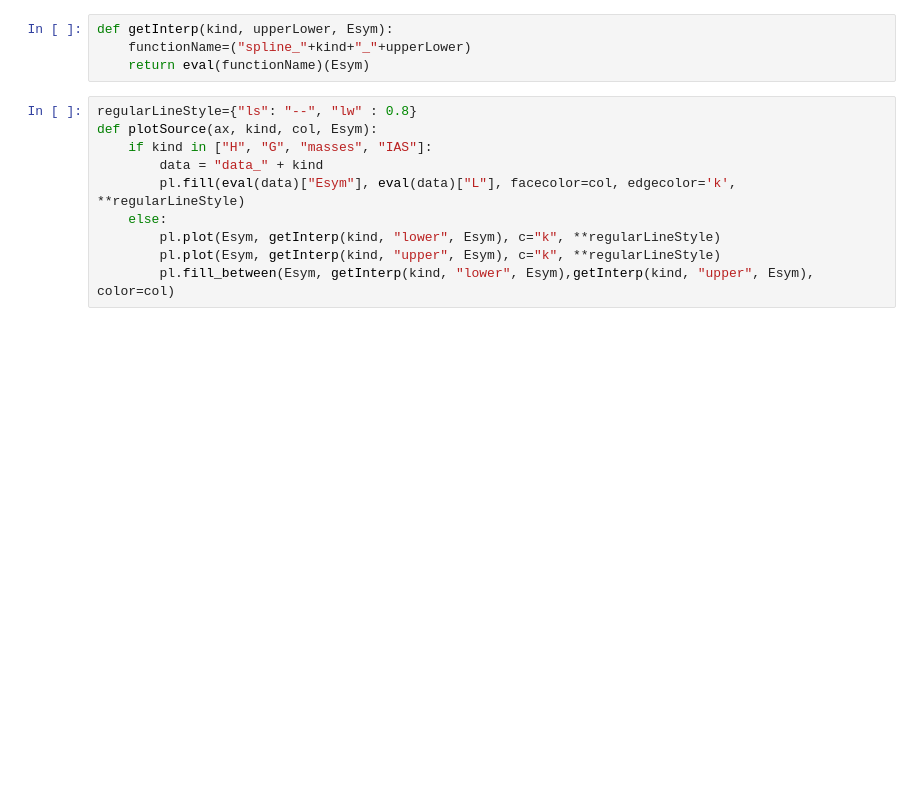
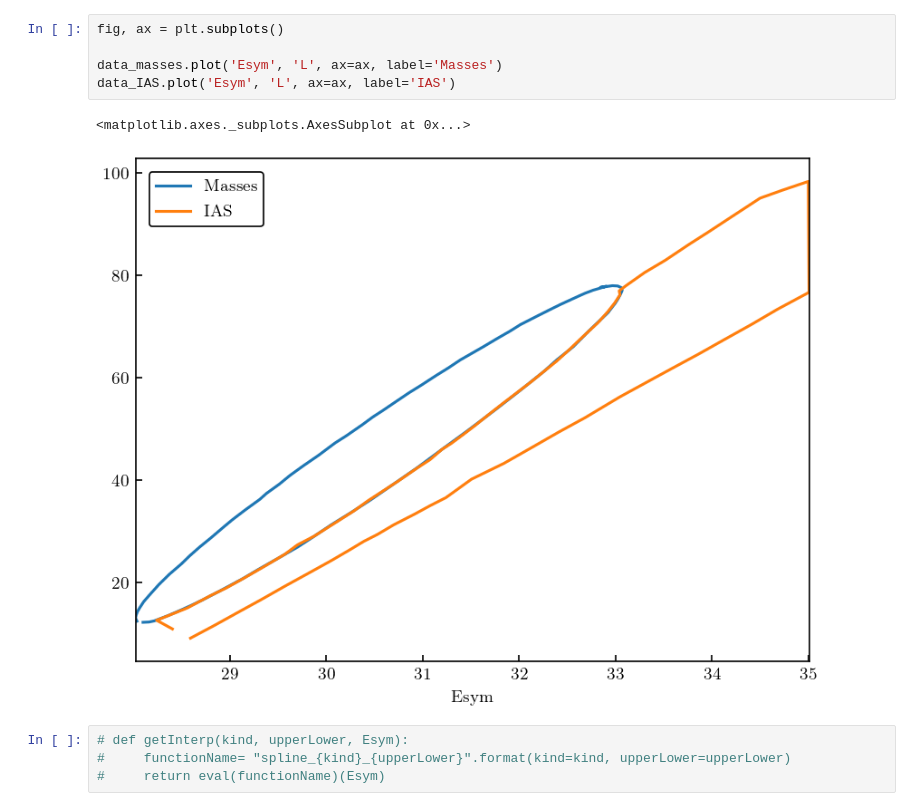
Before and after one commit to buqeye/nuclear-matter-convergence, a Jupyter notebook: analysis/Esym-L/correlation.ipynb, the cells around one changed output. Cells and saved outputs as stored; diff of their text form; blank space fills up the shorter version.

```diff
--- a/analysis/Esym-L/correlation.ipynb
+++ b/analysis/Esym-L/correlation.ipynb
@@ -59,14 +142,12 @@ availSrcs.append({"lbl" : "G", "col" : "0.5"})
+# %%
+fig, ax = plt.subplots()
+
+data_masses.plot('Esym', 'L', ax=ax, label='Masses')
+data_IAS.plot('Esym', 'L', ax=ax, label='IAS')
+# %% [output]
+<matplotlib.axes._subplots.AxesSubplot at 0x...>
+[figure, added]
 # %%
-def getInterp(kind, upperLower, Esym):
-    functionName=("spline_"+kind+"_"+upperLower)
-    return eval(functionName)(Esym)
+# def getInterp(kind, upperLower, Esym):
+#     functionName= "spline_{kind}_{upperLower}".format(kind=kind, upperLower=upperLower)
+#     return eval(functionName)(Esym)
-# %%
-regularLineStyle={"ls": "--", "lw" : 0.8}
-def plotSource(ax, kind, col, Esym):
-    if kind in ["H", "G", "masses", "IAS"]:
-        data = "data_" + kind
-        pl.fill(eval(data)["Esym"], eval(data)["L"], facecolor=col, edgecolor='k', **regularLineStyle)
-    else:
-        pl.plot(Esym, getInterp(kind, "lower", Esym), c="k", **regularLineStyle)
-        pl.plot(Esym, getInterp(kind, "upper", Esym), c="k", **regularLineStyle)
-        pl.fill_between(Esym, getInterp(kind, "lower", Esym),getInterp(kind, "upper", Esym), color=col)
```
Also changed, not shown: parts of 10 cells of this notebook, 1 other file.
